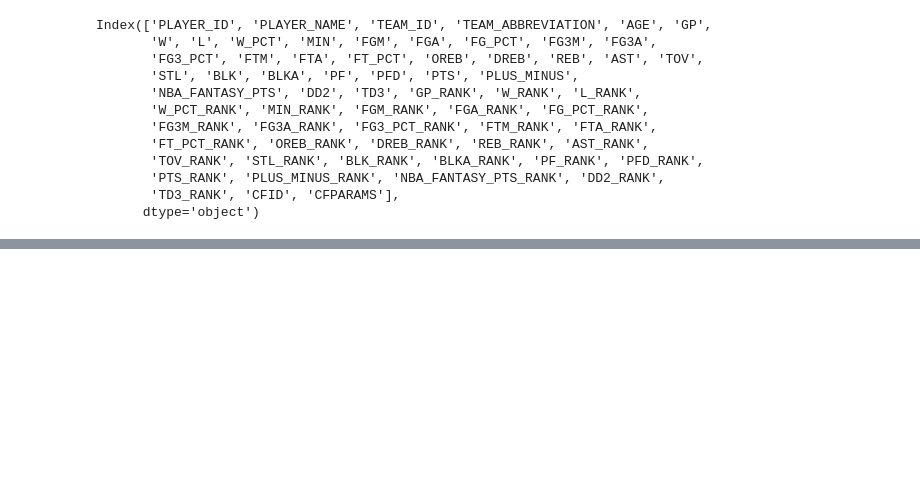
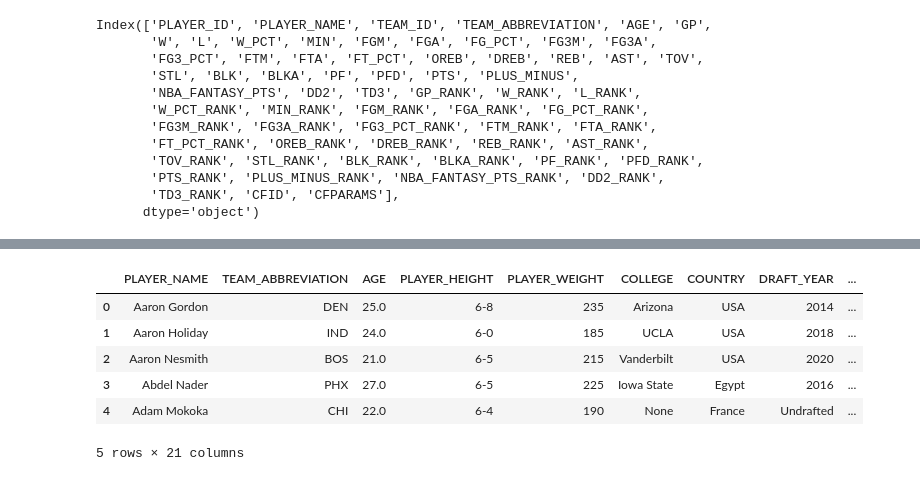
Before and after one commit to fromeropablo/Project-week-03, a Jupyter notebook: NBA Data Cleaning.ipynb, the cells around one changed output, grey strips where cells are left out. Saved outputs shown, nothing was run; the diff lists cells and outputs as text; code cells hidden in the pictures; blank space fills up the shorter version.

```diff
--- a/NBA Data Cleaning.ipynb
+++ b/NBA Data Cleaning.ipynb
@@ -232 +259,12 @@ Index(['player_name', 'team_abbreviation', 'age', 'player_height',
       dtype='object')
+# %%
+frame_bio["SEASON"] = "2020-21"
+frame_bio.head()
+# %% [output]
+|  | PLAYER_NAME | TEAM_ABBREVIATION | AGE | PLAYER_HEIGHT | PLAYER_WEIGHT | COLLEGE | COUNTRY | DRAFT_YEAR | ... |
+| 0 | Aaron Gordon | DEN | 25.0 | 6-8 | 235 | Arizona | USA | 2014 | ... |
+| 1 | Aaron Holiday | IND | 24.0 | 6-0 | 185 | UCLA | USA | 2018 | ... |
+| 2 | Aaron Nesmith | BOS | 21.0 | 6-5 | 215 | Vanderbilt | USA | 2020 | ... |
+| 3 | Abdel Nader | PHX | 27.0 | 6-5 | 225 | Iowa State | Egypt | 2016 | ... |
+| 4 | Adam Mokoka | CHI | 22.0 | 6-4 | 190 | None | France | Undrafted | ... |
+5 rows × 21 columns
```
Also changed, not shown: parts of 17 cells of this notebook.
